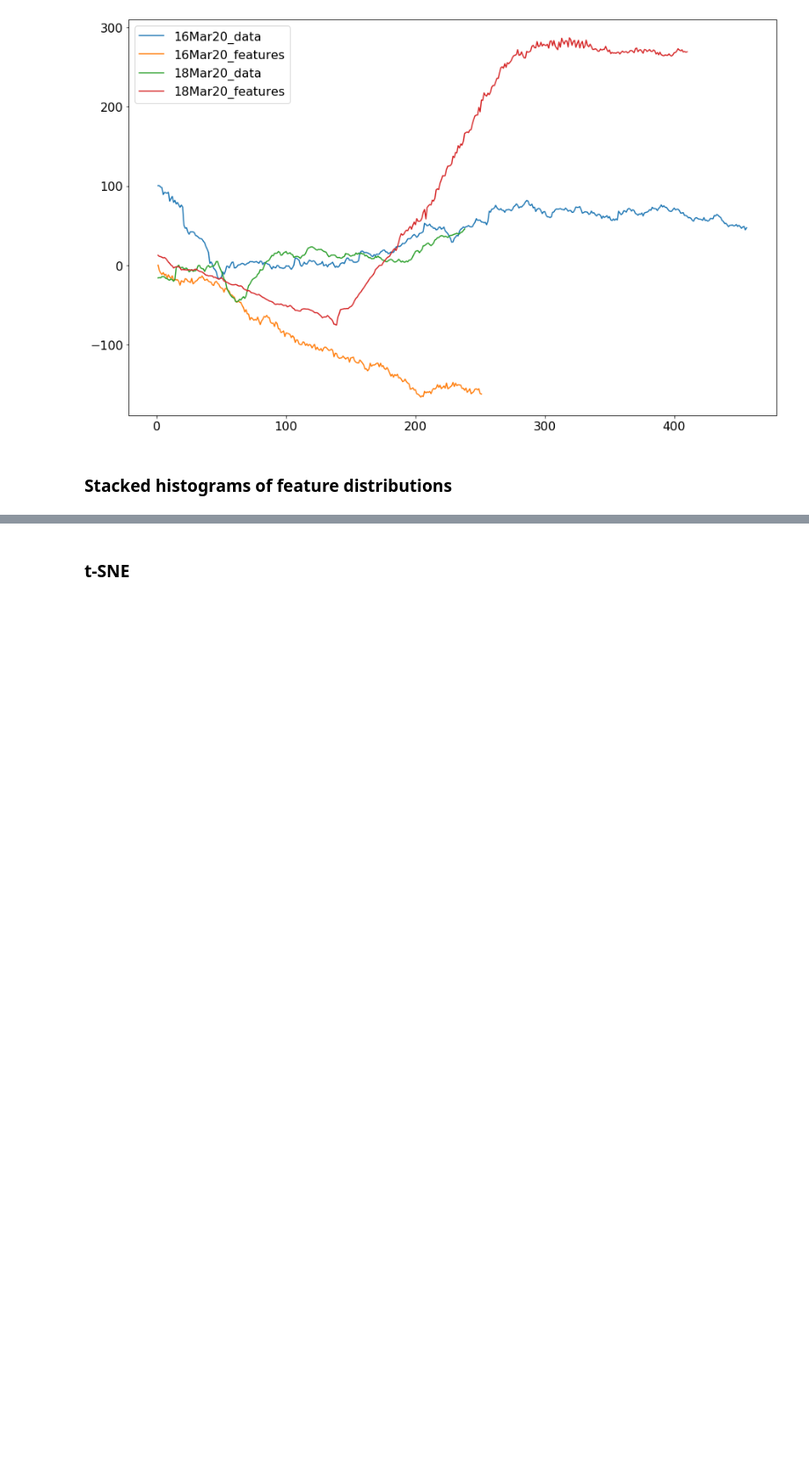
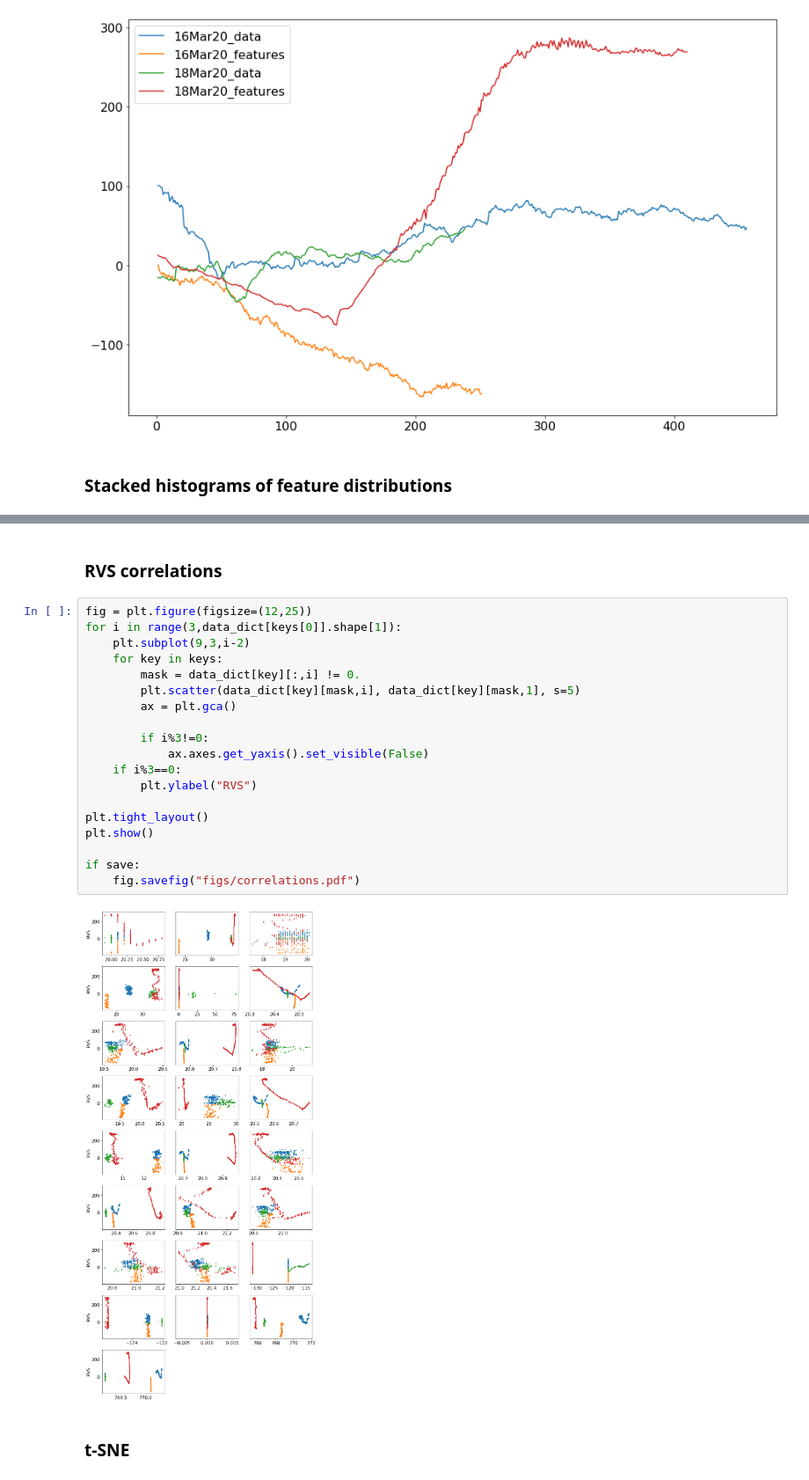
Before and after one commit to svejlgaard/finalproject, a Jupyter notebook: Visualization.ipynb, the cells around one changed output, grey strips where cells are left out. Shown at 88% size. Cells and saved outputs as stored; diff of their text form; blank space fills up the shorter version.

```diff
--- a/Visualization.ipynb
+++ b/Visualization.ipynb
@@ -44,3 +52,26 @@ if save:
+# %% [markdown]
+### RVS correlations
+# %%
+fig = plt.figure(figsize=(12,25))
+for i in range(3,data_dict[keys[0]].shape[1]):
+    plt.subplot(9,3,i-2)
+    for key in keys:
+        mask = data_dict[key][:,i] != 0.
+        plt.scatter(data_dict[key][mask,i], data_dict[key][mask,1], s=5)
+        ax = plt.gca()
+
+        if i%3!=0:
+            ax.axes.get_yaxis().set_visible(False)
+    if i%3==0:
+        plt.ylabel("RVS")
+
+plt.tight_layout()
+plt.show()
+
+if save:
+    fig.savefig("figs/correlations.pdf")
+# %% [output]
+[figure, added]
 # %% [markdown]
 ### t-SNE
 # %%
```
Also changed, not shown: parts of 4 cells of this notebook, 4 other files.
